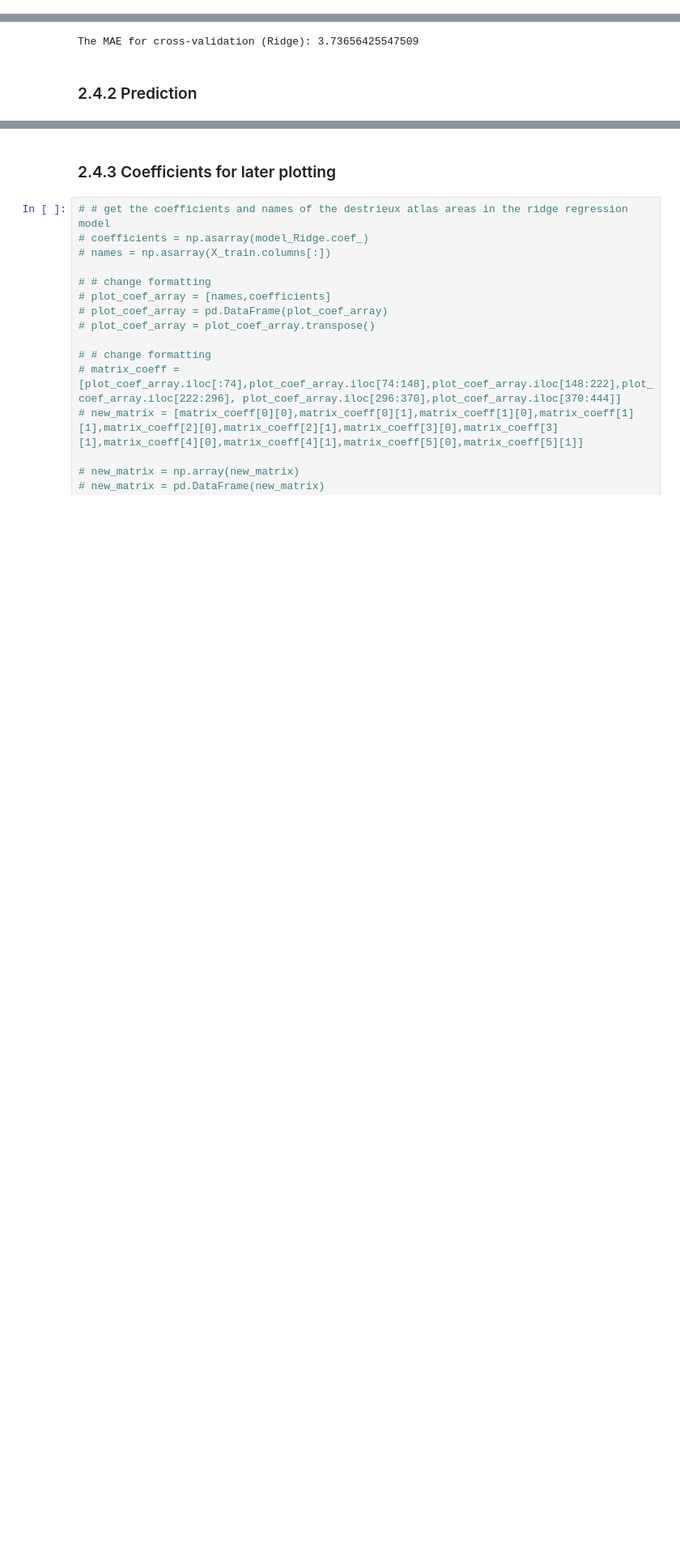
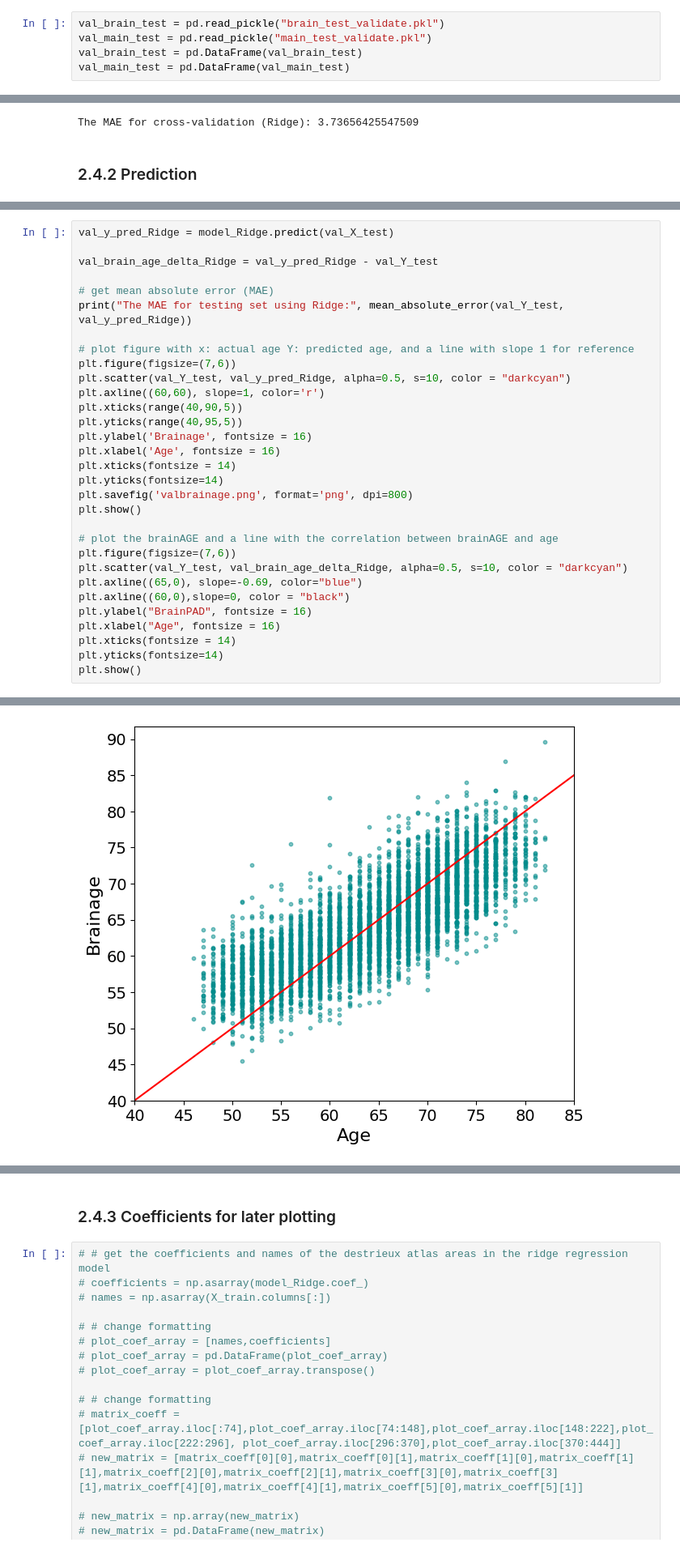
Before and after one commit to ivychad/Physical-Activity-BrainAGE, a Jupyter notebook: 2 BrainAge.ipynb, the cells around one changed output, grey strips where cells are left out. Shown at 81% size. Saved outputs shown, nothing was run; the diff lists cells and outputs as text; blank space fills up the shorter version.

Commit message:
clean up, education, brainage one file

```diff
--- a/2 BrainAge.ipynb
+++ b/2 BrainAge.ipynb
@@ -32,3 +34,8 @@ main_train = pd.DataFrame(main_train)
+# %%
+val_brain_test = pd.read_pickle("brain_test_validate.pkl")
+val_main_test = pd.read_pickle("main_test_validate.pkl")
+val_brain_test = pd.DataFrame(val_brain_test)
+val_main_test = pd.DataFrame(val_main_test)
 # %% [markdown]
 # 2 BrainAge with different segmentations
 # %% [markdown]
@@ -662,0 +696,32 @@ Index(['volume_of_putamen_left_hemisphere_f26560_2_0',
+# %%
+val_y_pred_Ridge = model_Ridge.predict(val_X_test)
+
+val_brain_age_delta_Ridge = val_y_pred_Ridge - val_Y_test
+
+# get mean absolute error (MAE)
+print("The MAE for testing set using Ridge:", mean_absolute_error(val_Y_test, val_y_pred_Ridge))
+
+# plot figure with x: actual age Y: predicted age, and a line with slope 1 for reference
+plt.figure(figsize=(7,6))
+plt.scatter(val_Y_test, val_y_pred_Ridge, alpha=0.5, s=10, color = "darkcyan")
+plt.axline((60,60), slope=1, color='r')
+plt.xticks(range(40,90,5))
+plt.yticks(range(40,95,5))
+plt.ylabel('Brainage', fontsize = 16)
+plt.xlabel('Age', fontsize = 16)
+plt.xticks(fontsize = 14)
+plt.yticks(fontsize=14)
+plt.savefig('valbrainage.png', format='png', dpi=800)
+plt.show()
+
+# plot the brainAGE and a line with the correlation between brainAGE and age
+plt.figure(figsize=(7,6))
+plt.scatter(val_Y_test, val_brain_age_delta_Ridge, alpha=0.5, s=10, color = "darkcyan")
+plt.axline((65,0), slope=-0.69, color="blue")
+plt.axline((60,0),slope=0, color = "black")
+plt.ylabel("BrainPAD", fontsize = 16)
+plt.xlabel("Age", fontsize = 16)
+plt.xticks(fontsize = 14)
+plt.yticks(fontsize=14)
+plt.show()
+# %% [output]
@@ -662,0 +729 @@ Index(['volume_of_putamen_left_hemisphere_f26560_2_0',
+[figure, added]
```
Also changed, not shown: parts of 16 cells of this notebook, 11 other files.
